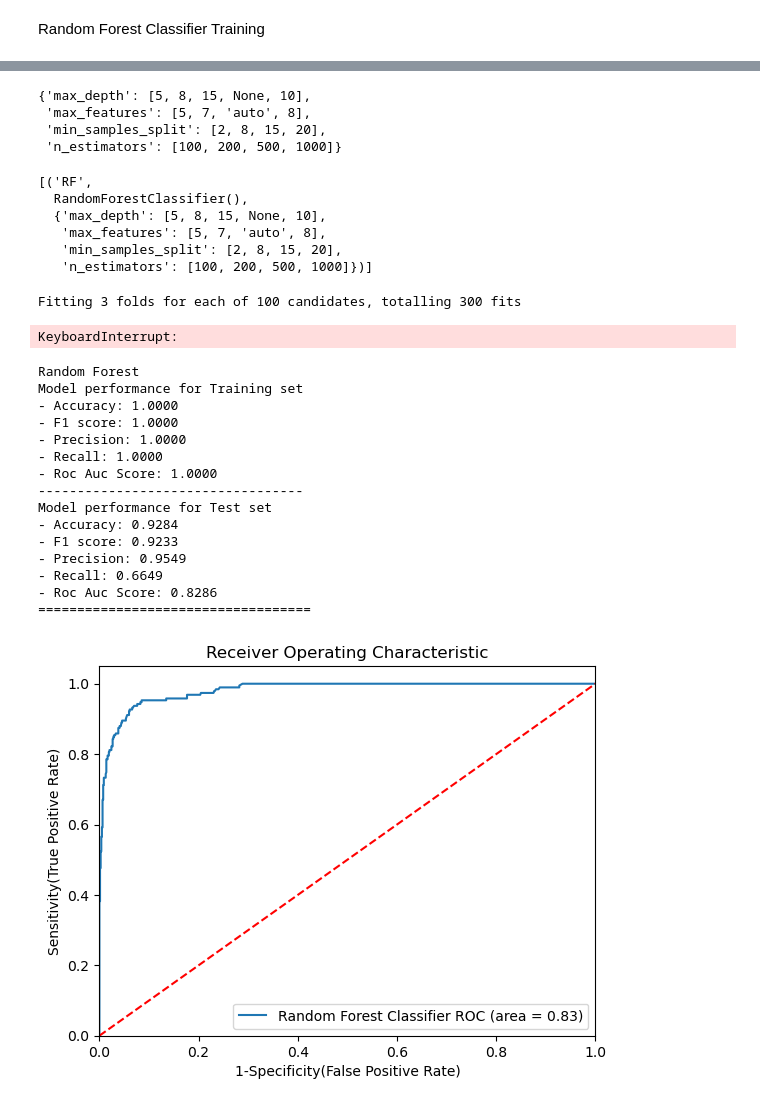
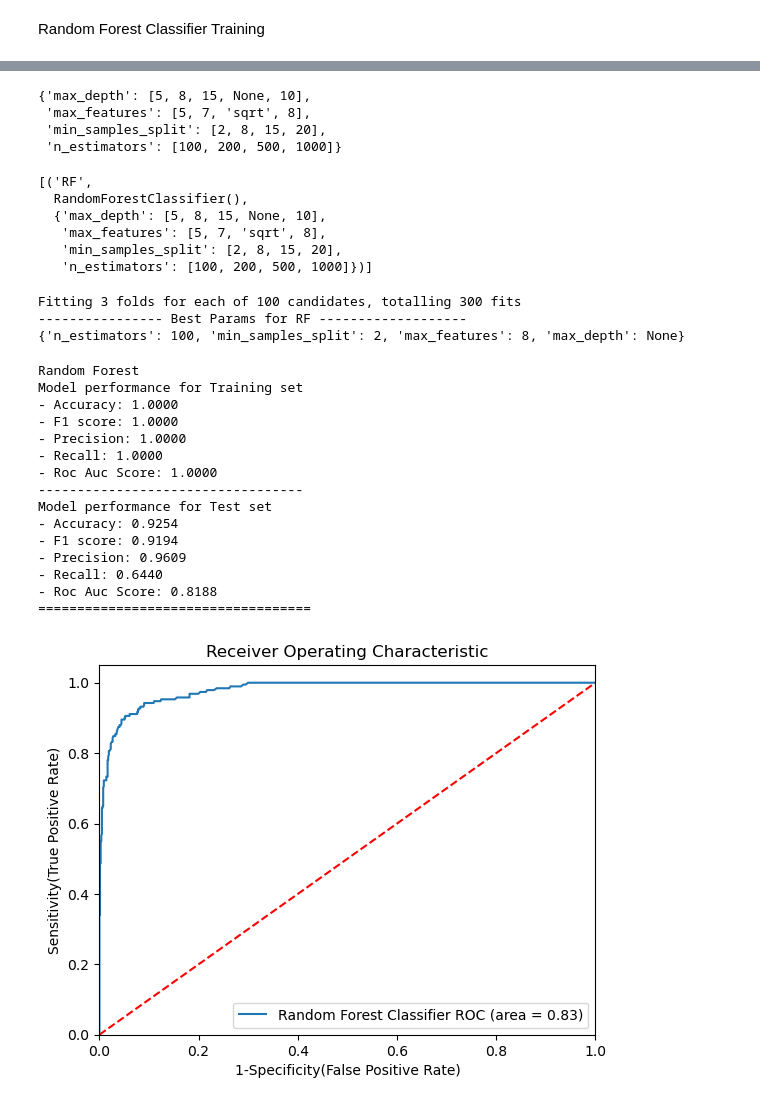
Before and after one commit to aditsharma14/AI-ML, a Jupyter notebook: Random-forestclass/code.ipynb, the cells around one changed output, grey strips where cells are left out. Drawn from its saved outputs; the diff is of its cells as text; code cells hidden in the pictures.

```diff
--- a/Random-forestclass/code.ipynb
+++ b/Random-forestclass/code.ipynb
@@ -329,11 +333,11 @@ models={
 }
 for i in range(len(list(models))):
     model = list(models.values())[i]
-    model.fit(X_train, y_train) # Train model
+    model.fit(X_train_enc, y_train) # Train model
 
     # Make predictions
-    y_train_pred = model.predict(X_train)
-    y_test_pred = model.predict(X_test)
+    y_train_pred = model.predict(X_train_enc)
+    y_test_pred = model.predict(X_test_enc)
 
     # Training set performance
     model_train_accuracy = accuracy_score(y_train, y_train_pred) # Calculate Accuracy
@@ -381,14 +400,14 @@ LogisticRegression does not accept missing values encoded as NaN natively. For s
 # %%
 ## Hyperparameter Training
 rf_params = {"max_depth": [5, 8, 15, None, 10],
-             "max_features": [5, 7, "auto", 8],
+             "max_features": [5, 7, "sqrt", 8],
              "min_samples_split": [2, 8, 15, 20],
              "n_estimators": [100, 200, 500, 1000]}
 # %%
 rf_params
 # %% [output]
 {'max_depth': [5, 8, 15, None, 10],
- 'max_features': [5, 7, 'auto', 8],
+ 'max_features': [5, 7, 'sqrt', 8],
  'min_samples_split': [2, 8, 15, 20],
  'n_estimators': [100, 200, 500, 1000]}
 # %%
@@ -403,7 +422,7 @@ randomcv_models
 [('RF',
   RandomForestClassifier(),
   {'max_depth': [5, 8, 15, None, 10],
-   'max_features': [5, 7, 'auto', 8],
+   'max_features': [5, 7, 'sqrt', 8],
    'min_samples_split': [2, 8, 15, 20],
    'n_estimators': [100, 200, 500, 1000]})]
 # %%
@@ -417,7 +436,7 @@ for name, model, params in randomcv_models:
                                    cv=3,
                                    verbose=2,
                                    n_jobs=-1)
-    random.fit(X_train, y_train)
+    random.fit(X_train_enc, y_train)
     model_param[name] = random.best_params_
 
 for model_name in model_param:
@@ -425,7 +444,8 @@ for model_name in model_param:
     print(model_param[model_name])
 # %% [output]
 Fitting 3 folds for each of 100 candidates, totalling 300 fits
+---------------- Best Params for RF -------------------
+{'n_estimators': 100, 'min_samples_split': 2, 'max_features': 8, 'max_depth': None}
-KeyboardInterrupt:
 # %%
 models={
 
@@ -434,11 +454,11 @@ models={
 }
 for i in range(len(list(models))):
     model = list(models.values())[i]
-    model.fit(X_train, y_train) # Train model
+    model.fit(X_train_enc, y_train) # Train model
 
     # Make predictions
-    y_train_pred = model.predict(X_train)
-    y_test_pred = model.predict(X_test)
+    y_train_pred = model.predict(X_train_enc)
+    y_test_pred = model.predict(X_test_enc)
 
     # Training set performance
     model_train_accuracy = accuracy_score(y_train, y_train_pred) # Calculate Accuracy
@@ -490,44 +510,44 @@ Model performance for Training set
 - Roc Auc Score: 1.0000
 ----------------------------------
 Model performance for Test set
-- Accuracy: 0.9284
-- F1 score: 0.9233
-- Precision: 0.9549
-- Recall: 0.6649
-- Roc Auc Score: 0.8286
+- Accuracy: 0.9254
+- F1 score: 0.9194
+- Precision: 0.9609
+- Recall: 0.6440
+- Roc Auc Score: 0.8188
 ===================================
 # %%
 ## Plot ROC AUC Curve
 from sklearn.metrics import roc_auc_score,roc_curve
 plt.figure()
 
 # Add the models to the list that you want to view on the ROC plot
 auc_models = [
 {
     'label': 'Random Forest Classifier',
     'model': RandomForestClassifier(n_estimators=1000,min_samples_split=2,
                                           max_features=7,max_depth=None),
     'auc':  0.8325
 },
 
 ]
 # create loop through all model
 for algo in auc_models:
     model = algo['model'] # select the model
-    model.fit(X_train, y_train) # train the model
+    model.fit(X_train_enc, y_train) # train the model
 # Compute False postive rate, and True positive rate
-    fpr, tpr, thresholds = roc_curve(y_test, model.predict_proba(X_test)[:,1])
+    fpr, tpr, thresholds = roc_curve(y_test, model.predict_proba(X_test_enc)[:,1])
 # Calculate Area under the curve to display on the plot
     plt.plot(fpr, tpr, label='%s ROC (area = %0.2f)' % (algo['label'], algo['auc']))
 # Custom settings for the plot
 plt.plot([0, 1], [0, 1],'r--')
 plt.xlim([0.0, 1.0])
 plt.ylim([0.0, 1.05])
 plt.xlabel('1-Specificity(False Positive Rate)')
 plt.ylabel('Sensitivity(True Positive Rate)')
 plt.title('Receiver Operating Characteristic')
 plt.legend(loc="lower right")
 plt.savefig("auc.png")
 plt.show()
 # %% [output]
-[figure, old version]
+[figure, new version]
```
Also changed, not shown: parts of 23 cells of this notebook, 4 other files.
